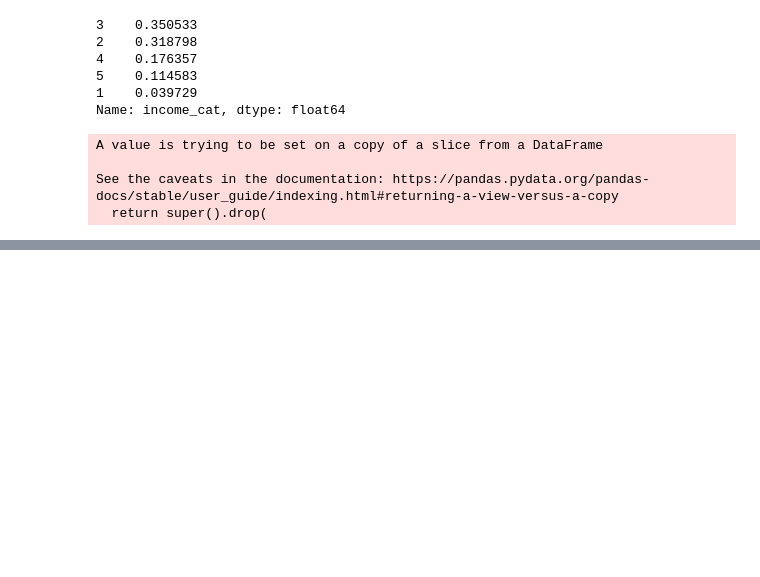
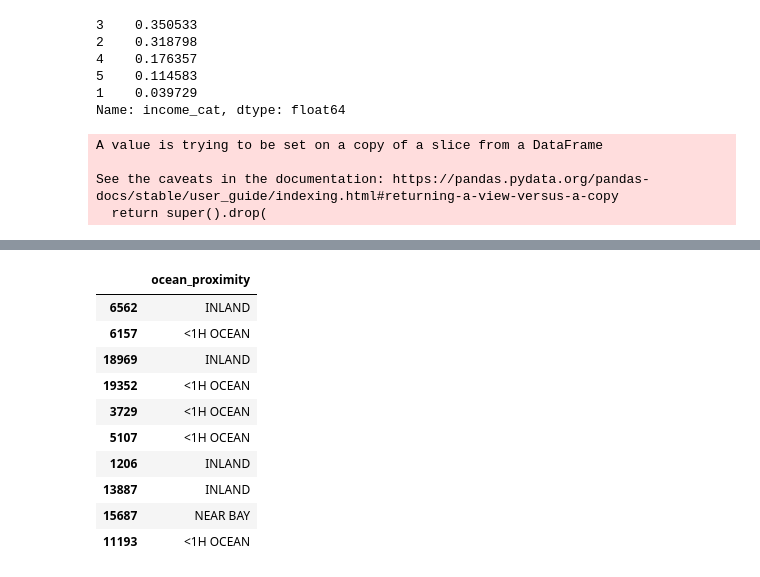
Before and after one commit to adityaperi24/ML-CA-Housing-Prices, a Jupyter notebook: Housing.ipynb, the cells around one changed output, grey strips where cells are left out. Drawn from its saved outputs; the diff is of its cells as text; code cells hidden in the pictures; blank space fills up the shorter version.

```diff
--- a/Housing.ipynb
+++ b/Housing.ipynb
@@ -213,0 +265,16 @@ corr_matrix = housing.corr()
+# %%
+housing_cat = housing[['ocean_proximity']]
+# %%
+housing_cat.head(10)
+# %% [output]
+|  | ocean_proximity |
+| 6562 | INLAND |
+| 6157 | <1H OCEAN |
+| 18969 | INLAND |
+| 19352 | <1H OCEAN |
+| 3729 | <1H OCEAN |
+| 5107 | <1H OCEAN |
+| 1206 | INLAND |
+| 13887 | INLAND |
+| 15687 | NEAR BAY |
+| 11193 | <1H OCEAN |
```
Also changed, not shown: parts of 40 cells of this notebook.
